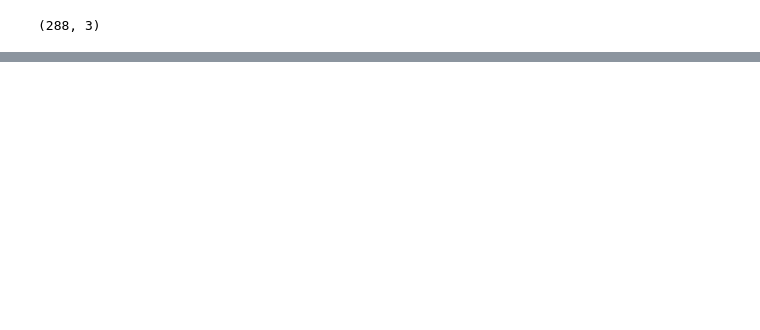
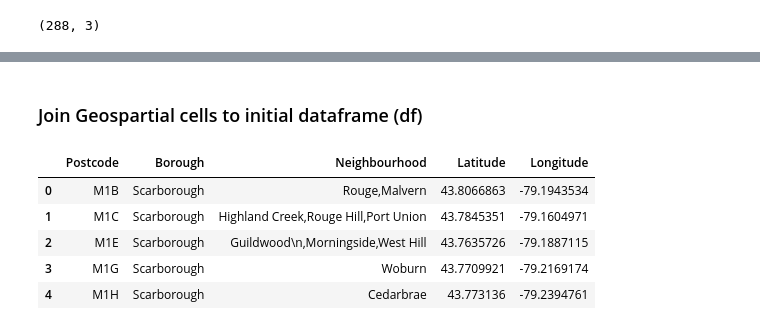
Before and after one commit to derickcity/Capstone-IBM-DS, a Jupyter notebook: Capstone Project Notebook.ipynb, the cells around one changed output, grey strips where cells are left out. Cells and saved outputs as stored; diff of their text form; code cells hidden in the pictures; blank space fills up the shorter version.

```diff
--- a/Capstone Project Notebook.ipynb
+++ b/Capstone Project Notebook.ipynb
@@ -148,0 +152,4 @@ df.shape
+# %%
+df = df.groupby(['Postcode', 'Borough'])['Neighbourhood'].apply(','.join).reset_index()
+df.columns = ['Postcode','Borough','Neighbourhood']
+df.head(10)
@@ -148,0 +170,5 @@ df.shape
+# %%
+# Removing any extra spaces
+df['Neighbourhood'] = df['Neighbourhood'].str.strip()
+# %%
+df.loc[df['Neighbourhood'] == 'Not assigned', 'Neighbourhood'] = df['Borough']
@@ -148,0 +187,6 @@ df.shape
+# %%
+#importing Geospatial_Coordinates.csv
+df2 = pd.read_csv(body, header=None)
+#rename original columns of df2
+df2.columns = (['Postcode', 'Latitude', 'Longitude'])
+df2.head()
@@ -148,0 +200,12 @@ df.shape
+# %% [markdown]
+### Join Geospartial cells to initial dataframe (df)
+# %%
+df_merge_col = pd.merge(df, df2)
+df_merge_col.head()
+# %% [output]
+|  | Postcode | Borough | Neighbourhood | Latitude | Longitude |
+| 0 | M1B | Scarborough | Rouge,Malvern | 43.8066863 | -79.1943534 |
+| 1 | M1C | Scarborough | Highland Creek,Rouge Hill,Port Union | 43.7845351 | -79.1604971 |
+| 2 | M1E | Scarborough | Guildwood\n,Morningside,West Hill | 43.7635726 | -79.1887115 |
+| 3 | M1G | Scarborough | Woburn | 43.7709921 | -79.2169174 |
+| 4 | M1H | Scarborough | Cedarbrae | 43.773136 | -79.2394761 |
```
Also changed, not shown: parts of 12 cells of this notebook.
